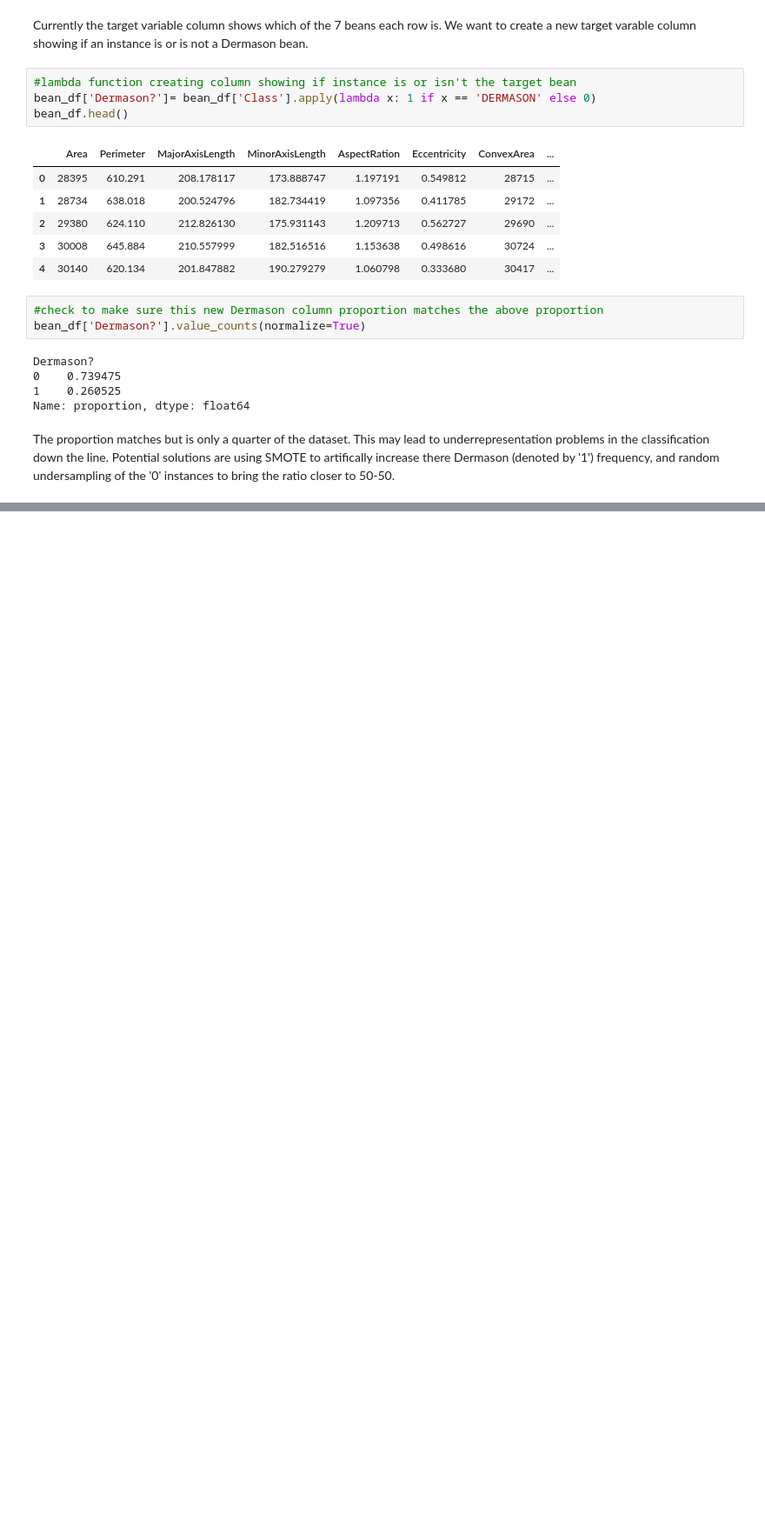
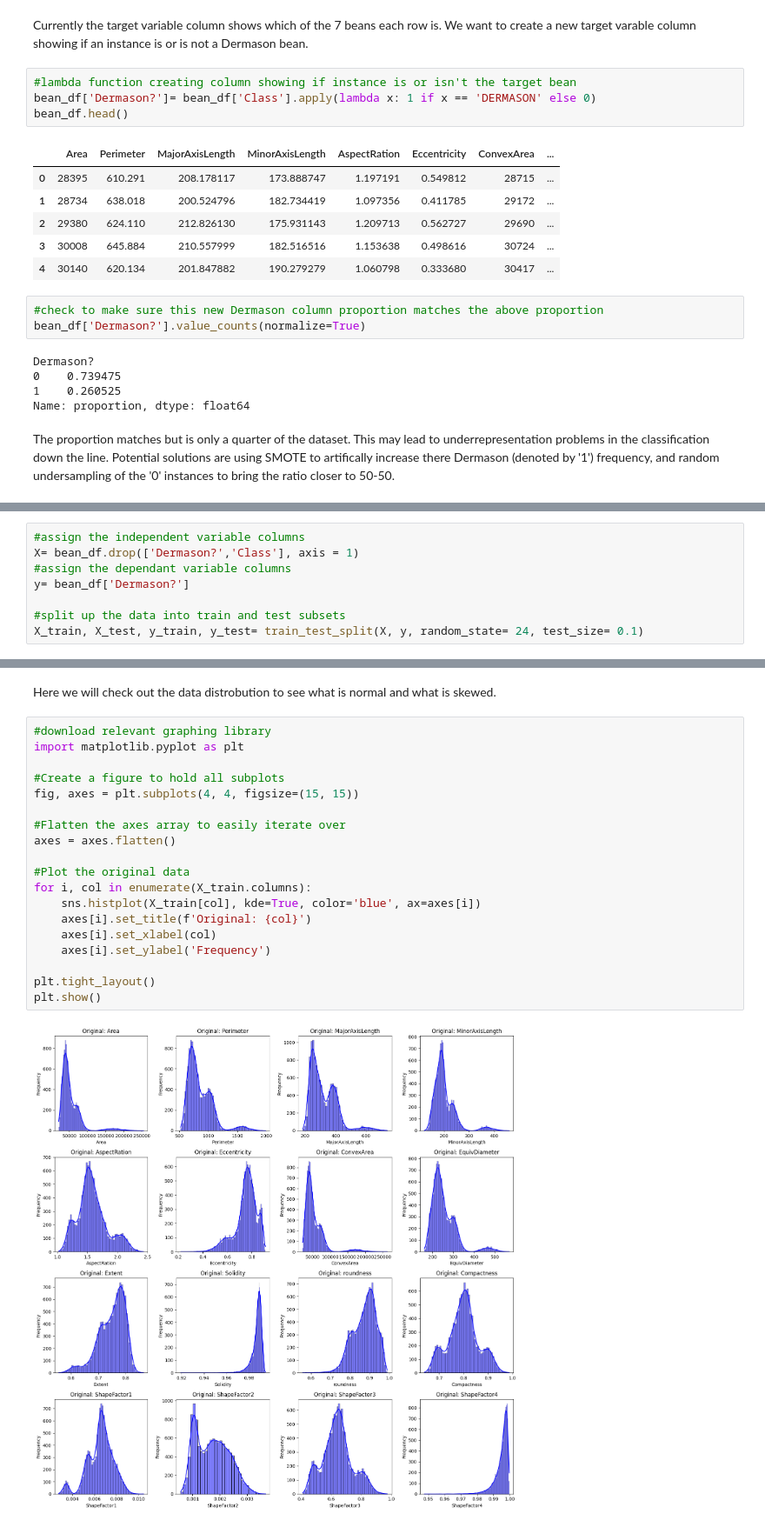
Before and after one commit to AndrewReusche/Bean_recognition_analysis, a Jupyter notebook: V2_exploratory_bean_analysis.ipynb, the cells around one changed output, grey strips where cells are left out. Shown at 87% size. Saved outputs shown, nothing was run; the diff lists cells and outputs as text; blank space fills up the shorter version.

```diff
--- a/V2_exploratory_bean_analysis.ipynb
+++ b/V2_exploratory_bean_analysis.ipynb
@@ -108,0 +121,8 @@ The proportion matches but is only a quarter of the dataset. This may lead to un
+# %%
+#assign the independent variable columns
+X= bean_df.drop(['Dermason?','Class'], axis = 1)
+#assign the dependant variable columns
+y= bean_df['Dermason?']
+
+#split up the data into train and test subsets
+X_train, X_test, y_train, y_test= train_test_split(X, y, random_state= 24, test_size= 0.1)
@@ -108,0 +193,23 @@ The proportion matches but is only a quarter of the dataset. This may lead to un
+# %% [markdown]
+Here we will check out the data distrobution to see what is normal and what is skewed.
+# %%
+#download relevant graphing library
+import matplotlib.pyplot as plt
+
+#Create a figure to hold all subplots
+fig, axes = plt.subplots(4, 4, figsize=(15, 15))
+
+#Flatten the axes array to easily iterate over
+axes = axes.flatten()
+
+#Plot the original data
+for i, col in enumerate(X_train.columns):
+    sns.histplot(X_train[col], kde=True, color='blue', ax=axes[i])
+    axes[i].set_title(f'Original: {col}')
+    axes[i].set_xlabel(col)
+    axes[i].set_ylabel('Frequency')
+
+plt.tight_layout()
+plt.show()
+# %% [output]
+[figure, added]
```
Also changed, not shown: parts of 14 cells of this notebook.
